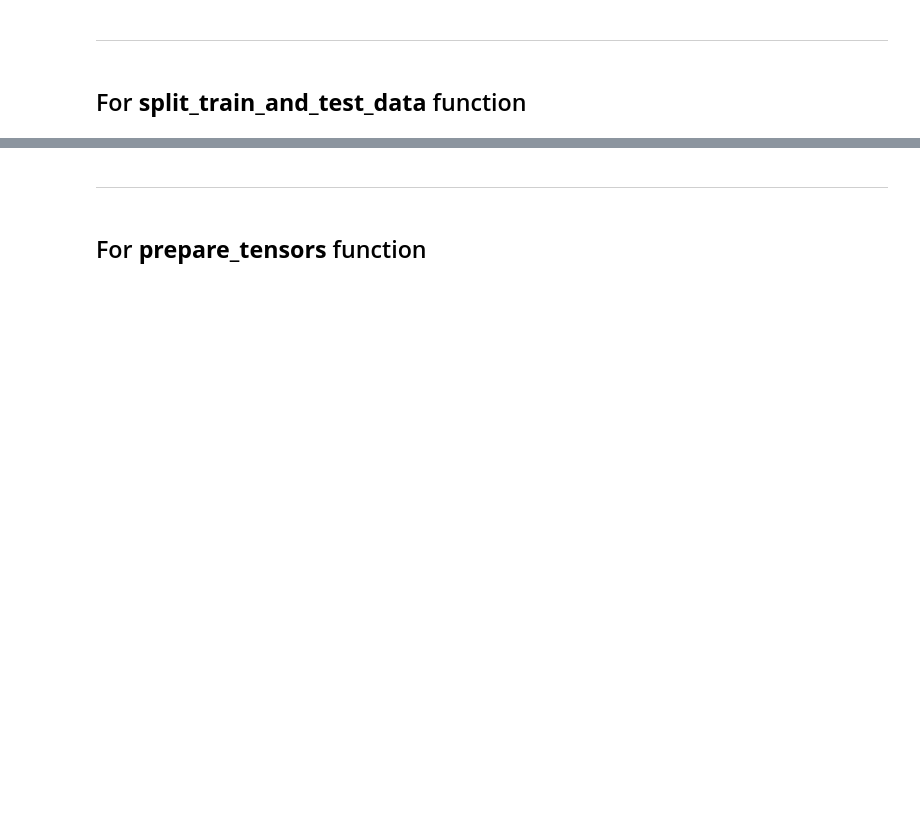
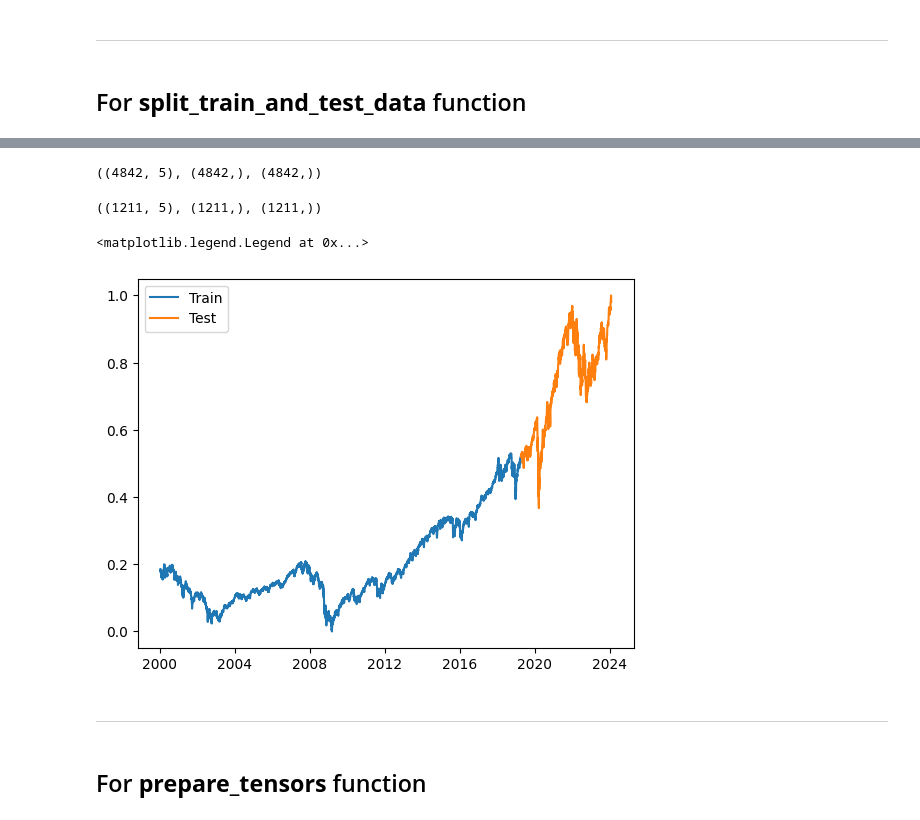
Before and after one commit to BoykoPetevBoev/Stock-Market-Prediction, a Jupyter notebook: src/models/lstm/lstm_normalize.ipynb, the cells around one changed output, grey strips where cells are left out. Drawn from its saved outputs; the diff is of its cells as text; code cells hidden in the pictures; blank space fills up the shorter version.

```diff
--- a/src/models/lstm/lstm_normalize.ipynb
+++ b/src/models/lstm/lstm_normalize.ipynb
@@ -72,5 +72,5 @@ plot_chart_line(normalized_data, label='Price', title='Data')
 # %% [markdown]
 ## For **prepare_sequences** function
 # %%
-x, y = prepare_sequences(normalized_data)
+x, y, dates = prepare_sequences(normalized_data)
 # %%
@@ -119,7 +122,4 @@ plot_chart_line(y, label='Price', title='Data')
 # %% [markdown]
 ## For **split_train_and_test_data** function
 # %%
-x_train, x_test, y_train, y_test = split_train_and_test_data(x, y)
-
-plot_chart_line(y_train, label='Price', title='Data')
-plot_chart_line(y_test, label='Price', title='Data')
+x_train, x_test, y_train, y_test, dates_train, dates_test = split_train_and_test_data(x, y, dates)
@@ -130,3 +126,18 @@ plot_chart_line(y_test, label='Price', title='Data')
+# %%
+x_train.shape, y_train.shape, dates_train.shape
+# %% [output]
+((4842, 5), (4842,), (4842,))
+# %%
+x_test.shape, y_test.shape, dates_test.shape
+# %% [output]
+((1211, 5), (1211,), (1211,))
+# %%
+plt.plot(dates_train, y_train)
+plt.plot(dates_test, y_test)
+plt.legend(['Train', 'Test'])
+# %% [output]
+<matplotlib.legend.Legend at 0x...>
+[figure, added]
 # %% [markdown]
 ---
 # %% [markdown]
```
Also changed, not shown: parts of 18 cells of this notebook, 2 other files.
